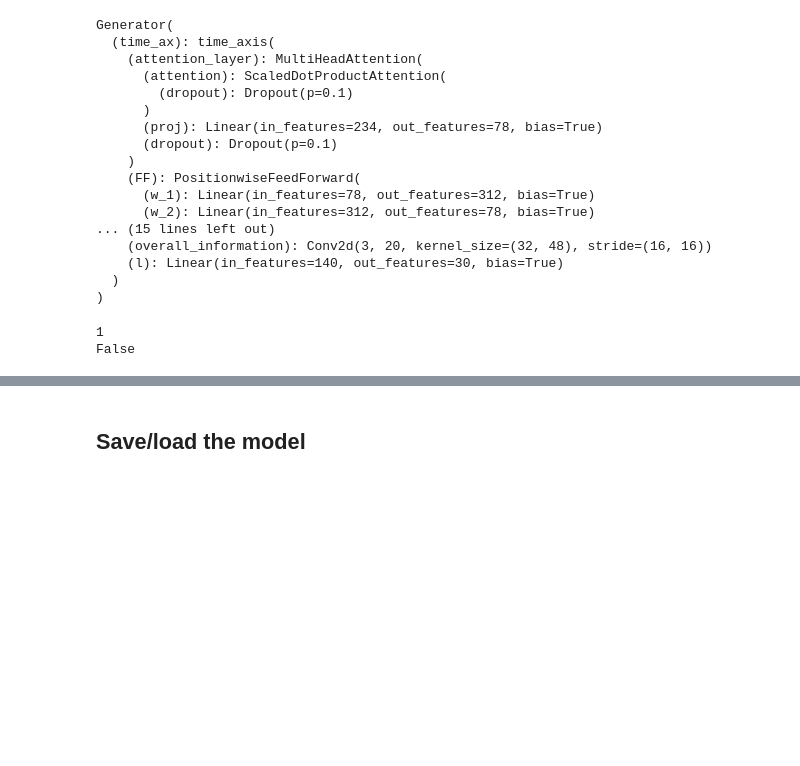
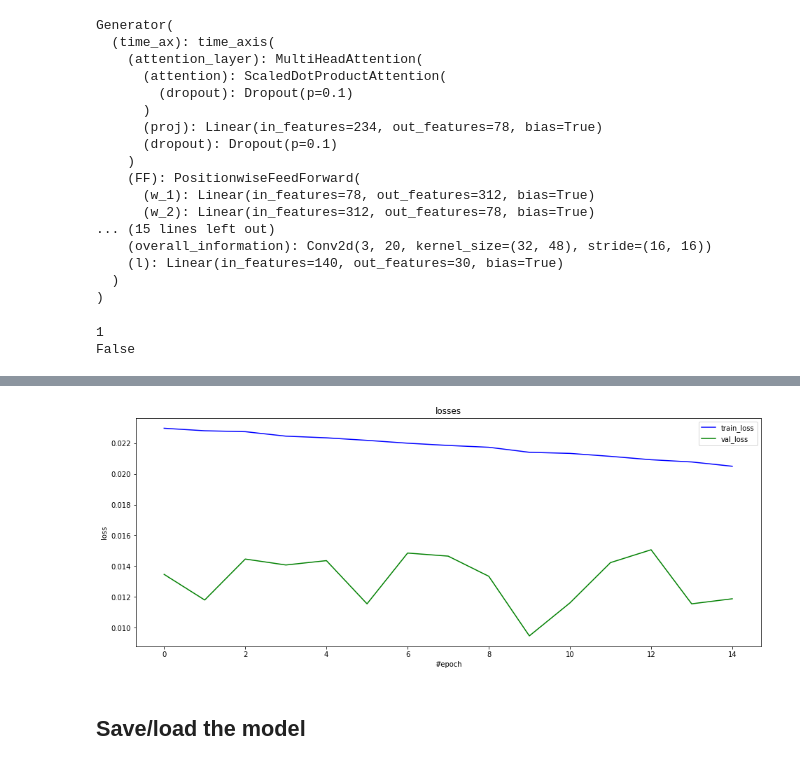
Before and after one commit to avecplezir/project_dnn2018, a Jupyter notebook: train_note-bach-Pytorch4.ipynb, the cells around one changed output, grey strips where cells are left out. Drawn from its saved outputs; the diff is of its cells as text; code cells hidden in the pictures; blank space fills up the shorter version.

```diff
--- a/train_note-bach-Pytorch4.ipynb
+++ b/train_note-bach-Pytorch4.ipynb
@@ -87,3 +90,17 @@ generator, epoch_history = train(generator, X_tr, X_te, y_tr, y_te,
+# %%
+# Visualize
+display.clear_output(wait=True)
+plt.figure(figsize=(16, 6))
+
+plt.title("losses")
+plt.xlabel("#epoch")
+plt.ylabel("loss")
+plt.plot(epoch_history['train_loss'], 'b', label = 'train_loss')
+plt.plot(epoch_history['val_loss'], 'g', label = 'val_loss')
+plt.legend()
+plt.show()
+# %% [output]
+[figure, added]
 # %%
 # generator = Generator()
 # generator.cuda()
```
Also changed, not shown: parts of 8 cells of this notebook, 14 other files.
